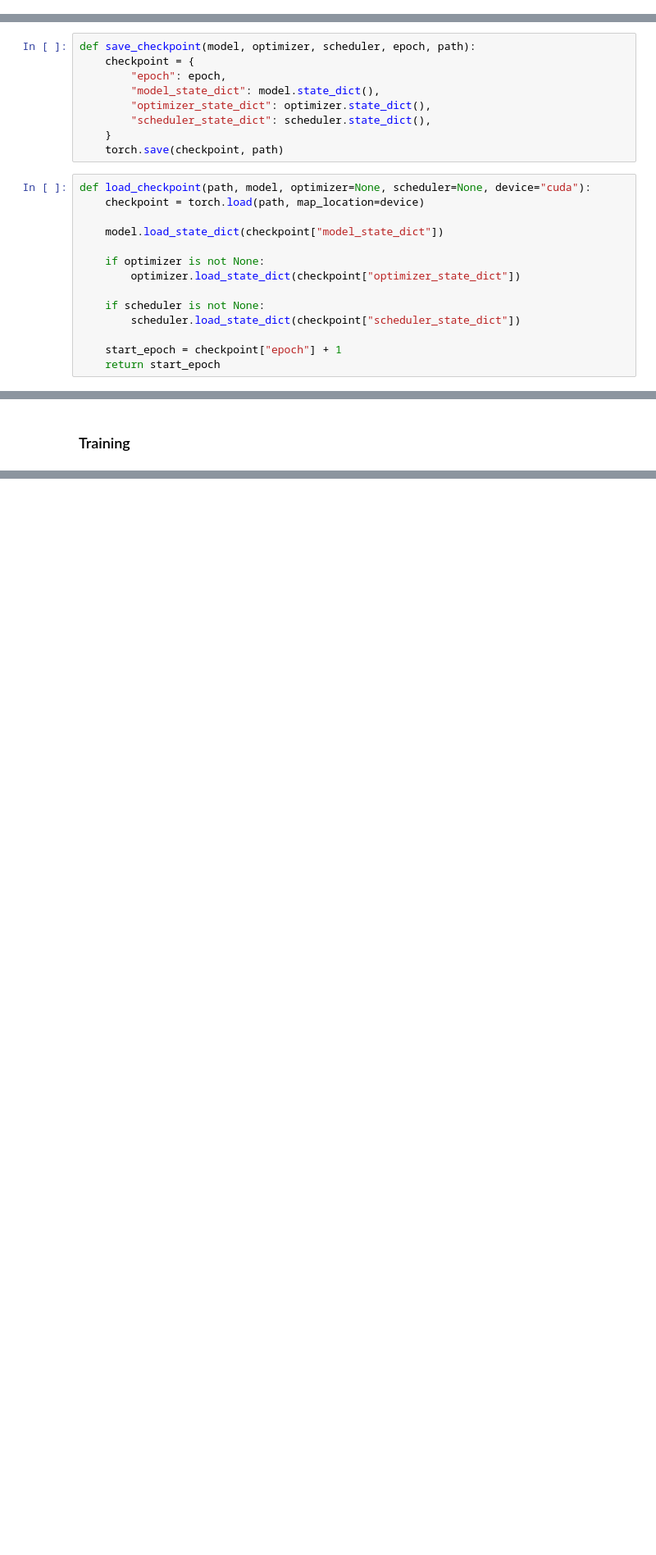
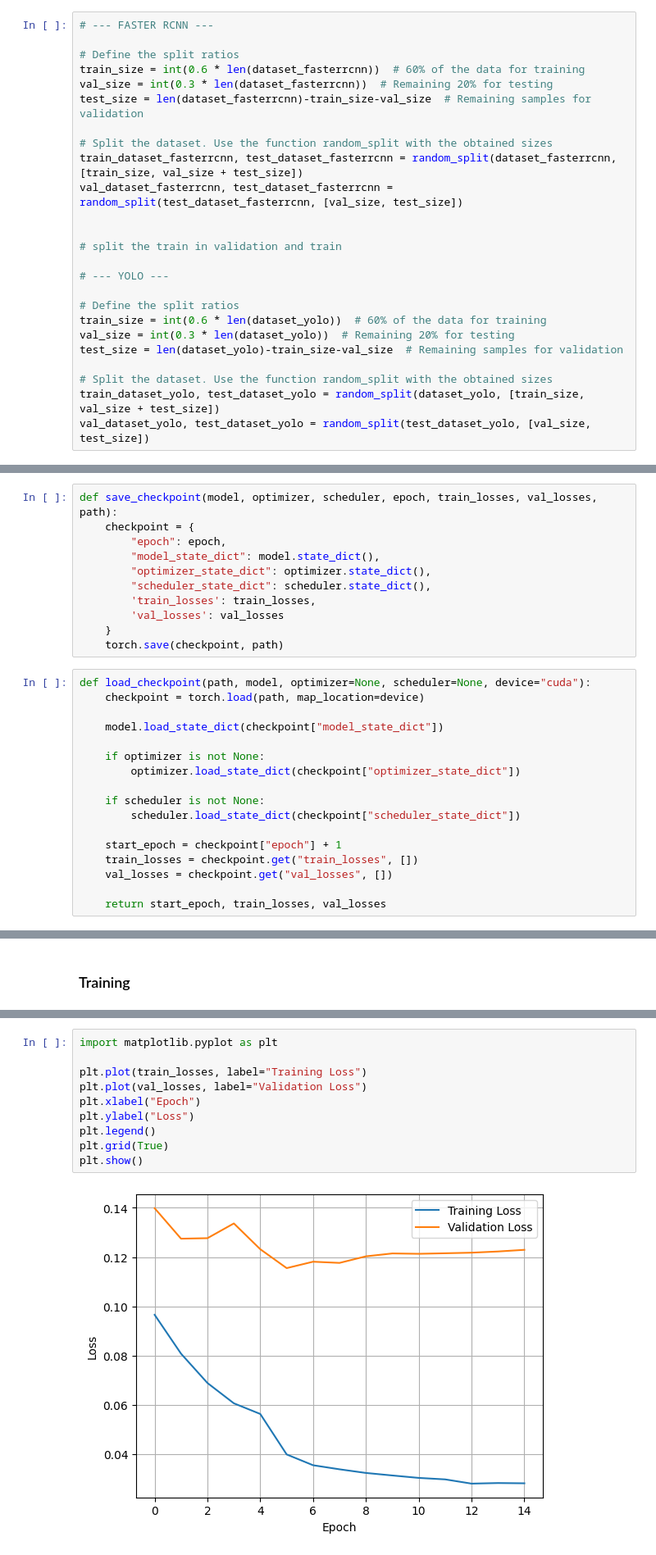
Before and after one commit to niklas-kessler/dl-med-img, a Jupyter notebook: Experiments.ipynb, the cells around one changed output, grey strips where cells are left out. Shown at 82% size. Saved outputs shown, nothing was run; the diff lists cells and outputs as text; blank space fills up the shorter version.

Commit message:
adding validation process and metric calculation

```diff
--- a/Experiments.ipynb
+++ b/Experiments.ipynb
@@ -388 +406,26 @@ def collate_fn_yolo(batch):
+# %%
+# --- FASTER RCNN ---
+
+# Define the split ratios
+train_size = int(0.6 * len(dataset_fasterrcnn))  # 60% of the data for training
+val_size = int(0.3 * len(dataset_fasterrcnn))  # Remaining 20% for testing
+test_size = len(dataset_fasterrcnn)-train_size-val_size  # Remaining samples for validation
+
+# Split the dataset. Use the function random_split with the obtained sizes
+train_dataset_fasterrcnn, test_dataset_fasterrcnn = random_split(dataset_fasterrcnn, [train_size, val_size + test_size])
+val_dataset_fasterrcnn, test_dataset_fasterrcnn = random_split(test_dataset_fasterrcnn, [val_size, test_size])
+
+
+# split the train in validation and train
+
+# --- YOLO ---
+
+# Define the split ratios
+train_size = int(0.6 * len(dataset_yolo))  # 60% of the data for training
+val_size = int(0.3 * len(dataset_yolo))  # Remaining 20% for testing
+test_size = len(dataset_yolo)-train_size-val_size  # Remaining samples for validation
+
+# Split the dataset. Use the function random_split with the obtained sizes
+train_dataset_yolo, test_dataset_yolo = random_split(dataset_yolo, [train_size, val_size + test_size])
+val_dataset_yolo, test_dataset_yolo = random_split(test_dataset_yolo, [val_size, test_size])
 # %%
@@ -411,12 +490,14 @@ for images, targets, img_ids in dataloader_yolo:
 # %% [markdown]
 ## Utils For Training
 # %%
-def save_checkpoint(model, optimizer, scheduler, epoch, path):
+def save_checkpoint(model, optimizer, scheduler, epoch, train_losses, val_losses, path):
     checkpoint = {
         "epoch": epoch,
         "model_state_dict": model.state_dict(),
         "optimizer_state_dict": optimizer.state_dict(),
         "scheduler_state_dict": scheduler.state_dict(),
+        'train_losses': train_losses,
+        'val_losses': val_losses
     }
     torch.save(checkpoint, path)
 # %%
@@ -432,4 +513,7 @@ def load_checkpoint(path, model, optimizer=None, scheduler=None, device="cuda"):
         scheduler.load_state_dict(checkpoint["scheduler_state_dict"])
 
     start_epoch = checkpoint["epoch"] + 1
-    return start_epoch
+    train_losses = checkpoint.get("train_losses", [])
+    val_losses = checkpoint.get("val_losses", [])
+
+    return start_epoch, train_losses, val_losses
@@ -500,0 +759,12 @@ for epoch in range(num_epochs):
+# %%
+import matplotlib.pyplot as plt
+
+plt.plot(train_losses, label="Training Loss")
+plt.plot(val_losses, label="Validation Loss")
+plt.xlabel("Epoch")
+plt.ylabel("Loss")
+plt.legend()
+plt.grid(True)
+plt.show()
+# %% [output]
+[figure, added]
```
Also changed, not shown: parts of 14 cells of this notebook.
